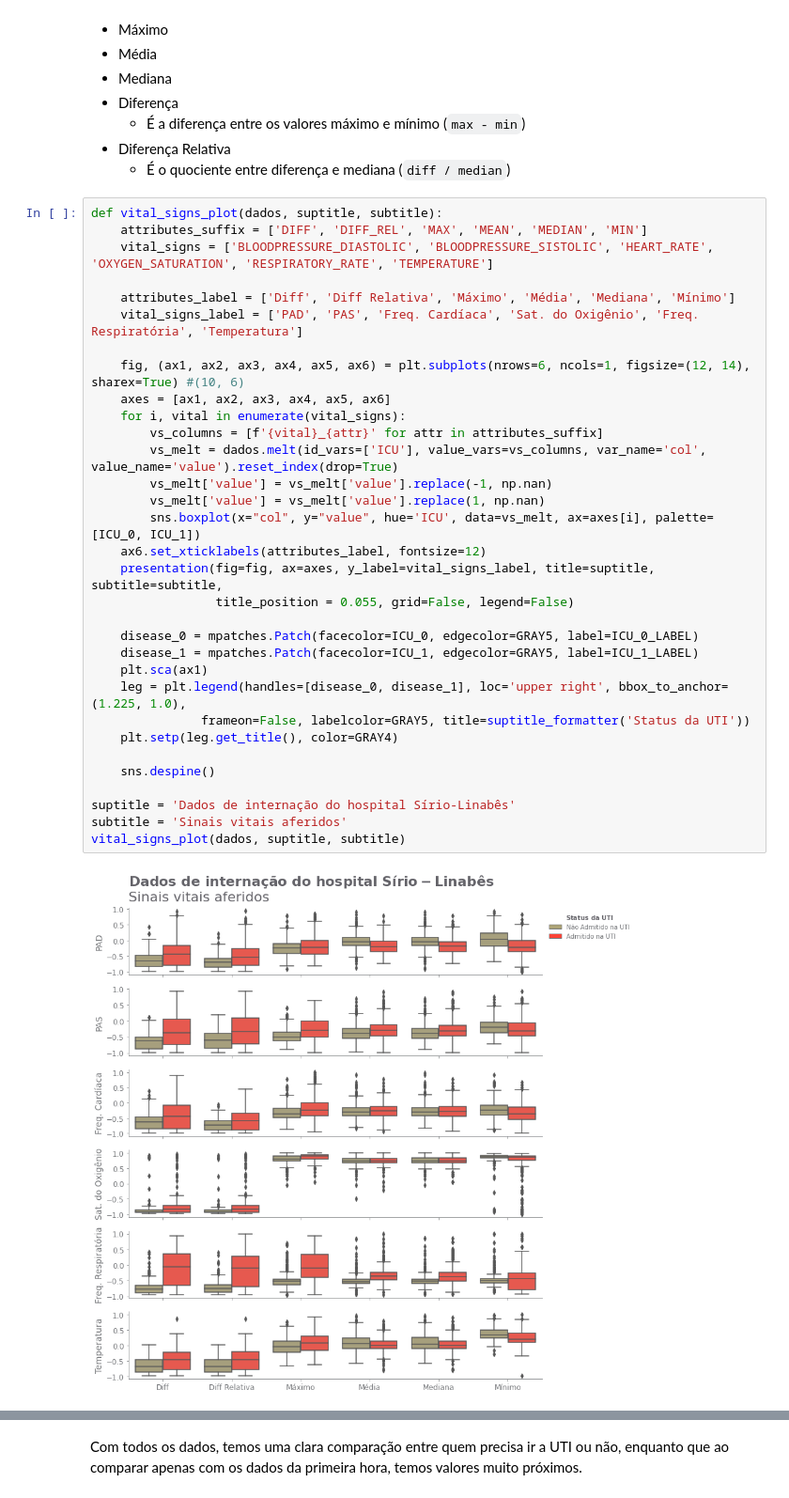
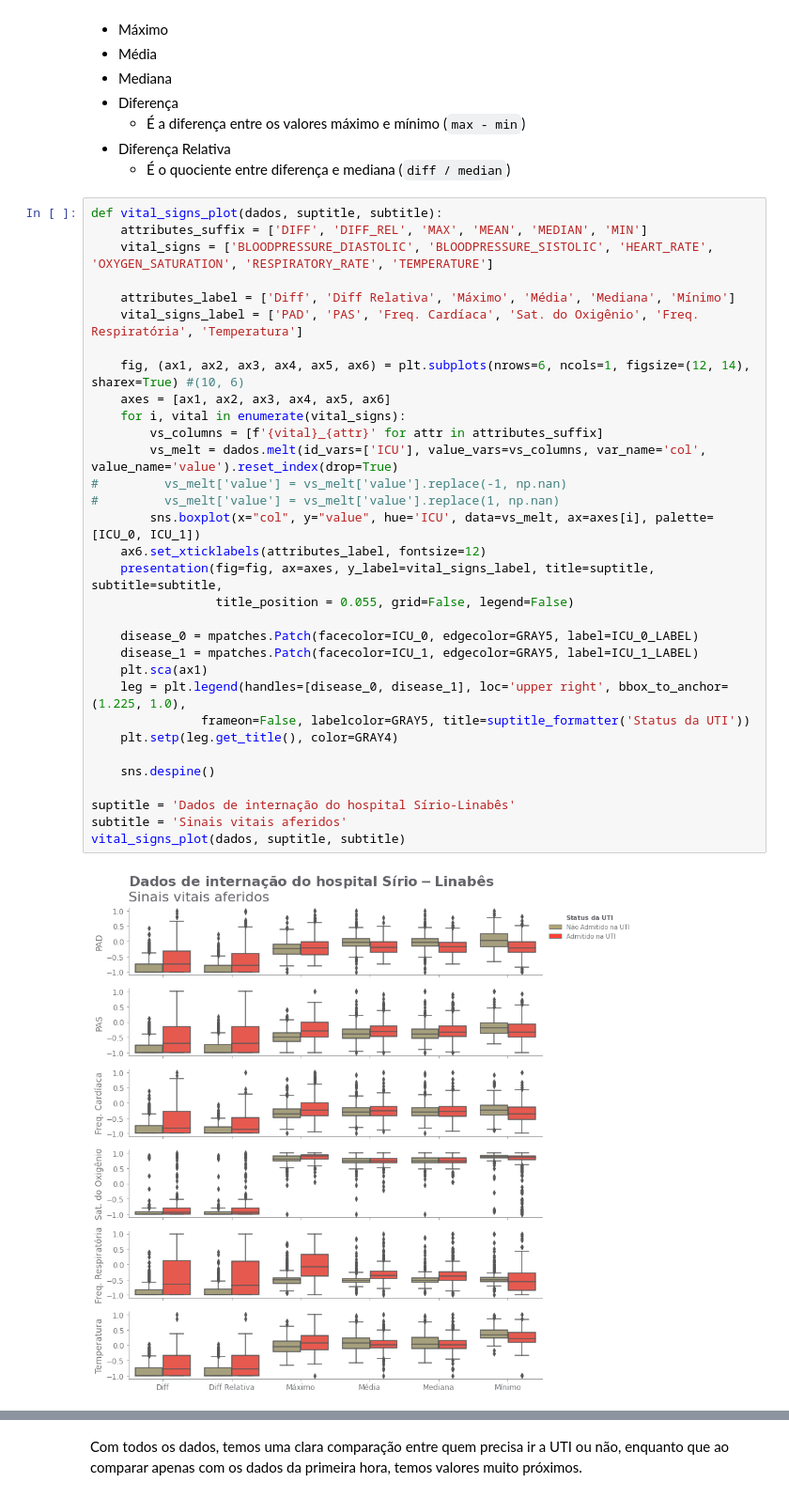
Before and after one commit to willianrocha/COVID-19_clinical_data_assess_diagnosis, a Jupyter notebook: notebooks/EDA.ipynb, the cells around one changed output, grey strips where cells are left out. Shown: that part at 94% size. Saved outputs shown, nothing was run; the diff lists cells and outputs as text.

```diff
--- a/notebooks/EDA.ipynb
+++ b/notebooks/EDA.ipynb
@@ -206,36 +206,36 @@ Deste dados, temos:
 def vital_signs_plot(dados, suptitle, subtitle):
     attributes_suffix = ['DIFF', 'DIFF_REL', 'MAX', 'MEAN', 'MEDIAN', 'MIN']
     vital_signs = ['BLOODPRESSURE_DIASTOLIC', 'BLOODPRESSURE_SISTOLIC', 'HEART_RATE', 'OXYGEN_SATURATION', 'RESPIRATORY_RATE', 'TEMPERATURE']
 
     attributes_label = ['Diff', 'Diff Relativa', 'Máximo', 'Média', 'Mediana', 'Mínimo']
     vital_signs_label = ['PAD', 'PAS', 'Freq. Cardíaca', 'Sat. do Oxigênio', 'Freq. Respiratória', 'Temperatura']
 
     fig, (ax1, ax2, ax3, ax4, ax5, ax6) = plt.subplots(nrows=6, ncols=1, figsize=(12, 14), sharex=True) #(10, 6)
     axes = [ax1, ax2, ax3, ax4, ax5, ax6]
     for i, vital in enumerate(vital_signs):
         vs_columns = [f'{vital}_{attr}' for attr in attributes_suffix]
         vs_melt = dados.melt(id_vars=['ICU'], value_vars=vs_columns, var_name='col', value_name='value').reset_index(drop=True)
-        vs_melt['value'] = vs_melt['value'].replace(-1, np.nan)
-        vs_melt['value'] = vs_melt['value'].replace(1, np.nan)
+#         vs_melt['value'] = vs_melt['value'].replace(-1, np.nan)
+#         vs_melt['value'] = vs_melt['value'].replace(1, np.nan)
         sns.boxplot(x="col", y="value", hue='ICU', data=vs_melt, ax=axes[i], palette=[ICU_0, ICU_1])
     ax6.set_xticklabels(attributes_label, fontsize=12)
     presentation(fig=fig, ax=axes, y_label=vital_signs_label, title=suptitle, subtitle=subtitle,
                  title_position = 0.055, grid=False, legend=False)
 
     disease_0 = mpatches.Patch(facecolor=ICU_0, edgecolor=GRAY5, label=ICU_0_LABEL)
     disease_1 = mpatches.Patch(facecolor=ICU_1, edgecolor=GRAY5, label=ICU_1_LABEL)
     plt.sca(ax1)
     leg = plt.legend(handles=[disease_0, disease_1], loc='upper right', bbox_to_anchor=(1.225, 1.0),
                frameon=False, labelcolor=GRAY5, title=suptitle_formatter('Status da UTI'))
     plt.setp(leg.get_title(), color=GRAY4)
 
     sns.despine()
 
 suptitle = 'Dados de internação do hospital Sírio-Linabês'
 subtitle = 'Sinais vitais aferidos'
 vital_signs_plot(dados, suptitle, subtitle)
 # %% [output]
-[figure, old version]
+[figure, new version]
 # %%
 attributes_suffix = ['DIFF', 'DIFF_REL', 'MAX', 'MEAN', 'MEDIAN', 'MIN']
 vital_signs = ['BLOODPRESSURE_DIASTOLIC', 'BLOODPRESSURE_SISTOLIC', 'HEART_RATE', 'OXYGEN_SATURATION', 'RESPIRATORY_RATE', 'TEMPERATURE']
```
Also changed, not shown: parts of 5 cells of this notebook, 3 other files.
